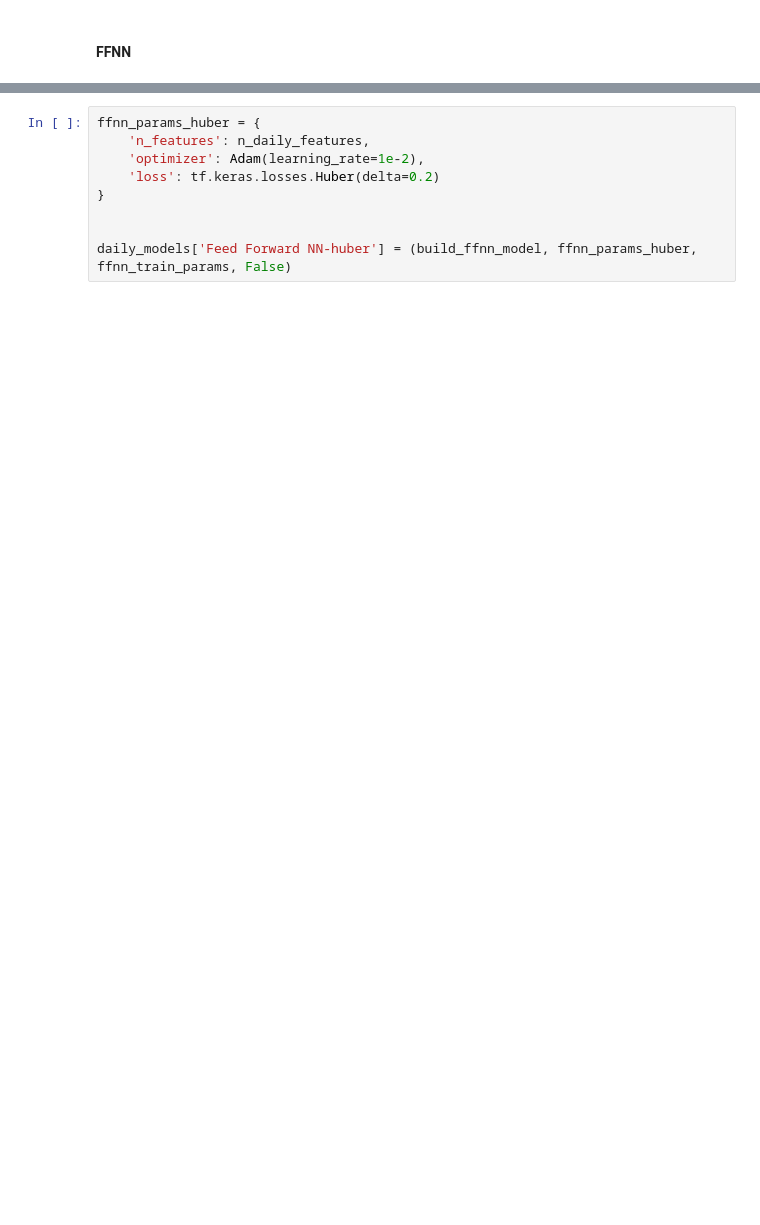
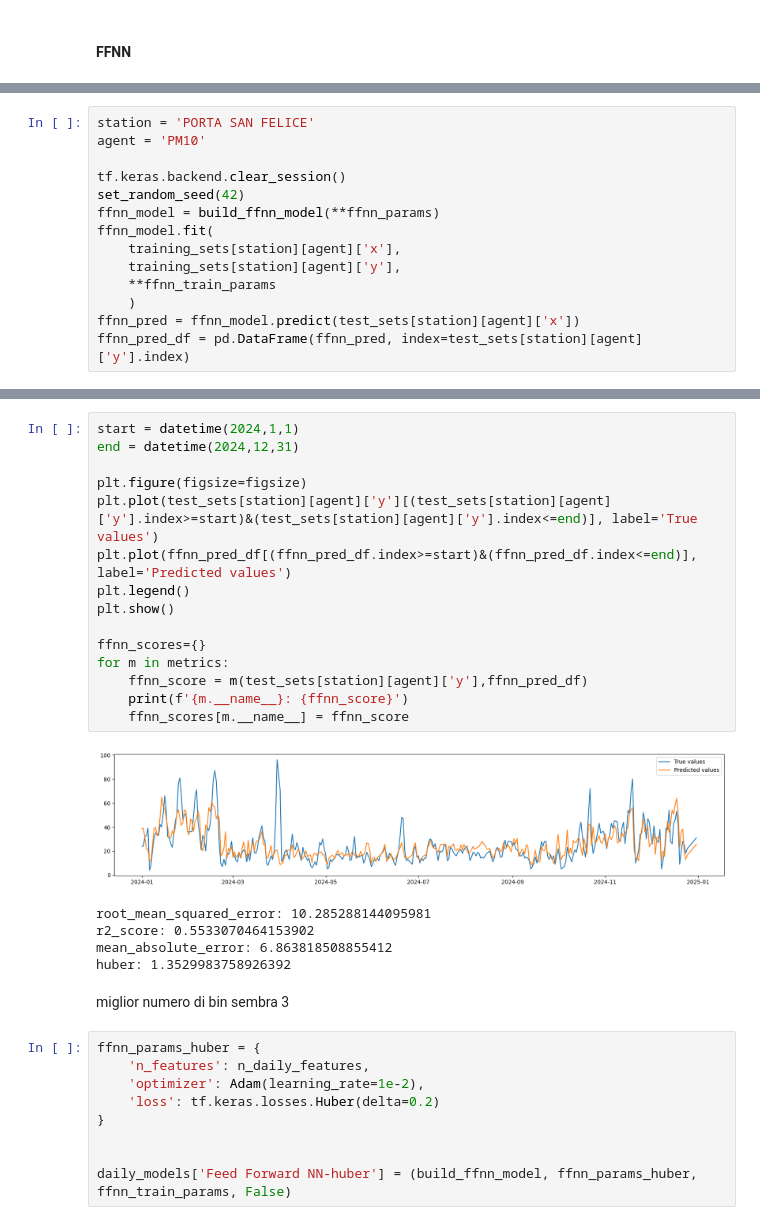
Before and after one commit to davidesonno/AII-project, a Jupyter notebook: 5-model-selection.ipynb, the cells around one changed output, grey strips where cells are left out. Drawn from its saved outputs; the diff is of its cells as text; blank space fills up the shorter version.

```diff
--- a/5-model-selection.ipynb
+++ b/5-model-selection.ipynb
@@ -683,3 +700,17 @@ ffnn_train_params = {
 }
 
 daily_models['Feed Forward NN'] = (build_ffnn_model, ffnn_params, ffnn_train_params, False)
+# %%
+station = 'PORTA SAN FELICE'
+agent = 'PM10'
+
+tf.keras.backend.clear_session()
+set_random_seed(42)
+ffnn_model = build_ffnn_model(**ffnn_params)
+ffnn_model.fit(
+    training_sets[station][agent]['x'],
+    training_sets[station][agent]['y'],
+    **ffnn_train_params
+    )
+ffnn_pred = ffnn_model.predict(test_sets[station][agent]['x'])
+ffnn_pred_df = pd.DataFrame(ffnn_pred, index=test_sets[station][agent]['y'].index)
@@ -686,3 +736,26 @@ daily_models['Feed Forward NN'] = (build_ffnn_model, ffnn_params, ffnn_train_par
+# %%
+start = datetime(2024,1,1)
+end = datetime(2024,12,31)
+
+plt.figure(figsize=figsize)
+plt.plot(test_sets[station][agent]['y'][(test_sets[station][agent]['y'].index>=start)&(test_sets[station][agent]['y'].index<=end)], label='True values')
+plt.plot(ffnn_pred_df[(ffnn_pred_df.index>=start)&(ffnn_pred_df.index<=end)], label='Predicted values')
+plt.legend()
+plt.show()
+
+ffnn_scores={}
+for m in metrics:
+    ffnn_score = m(test_sets[station][agent]['y'],ffnn_pred_df)
+    print(f'{m.__name__}: {ffnn_score}')
+    ffnn_scores[m.__name__] = ffnn_score
+# %% [output]
+[figure, added]
+root_mean_squared_error: 10.285288144095981
+r2_score: 0.5533070464153902
+mean_absolute_error: 6.863818508855412
+huber: 1.3529983758926392
+# %% [markdown]
+miglior numero di bin sembra 3
 # %%
 ffnn_params_huber = {
     'n_features': n_daily_features,
```
Also changed, not shown: parts of 12 cells of this notebook.
